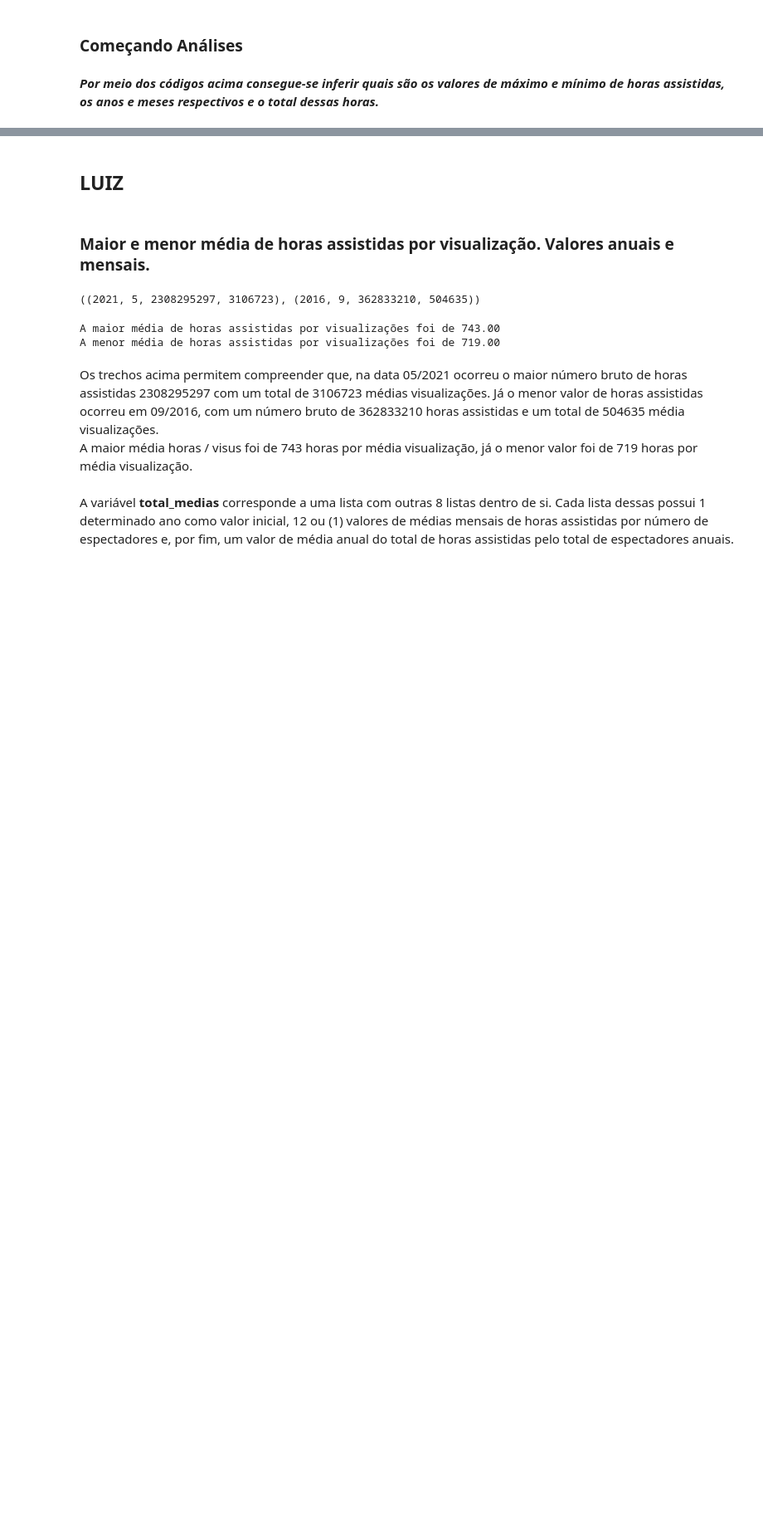
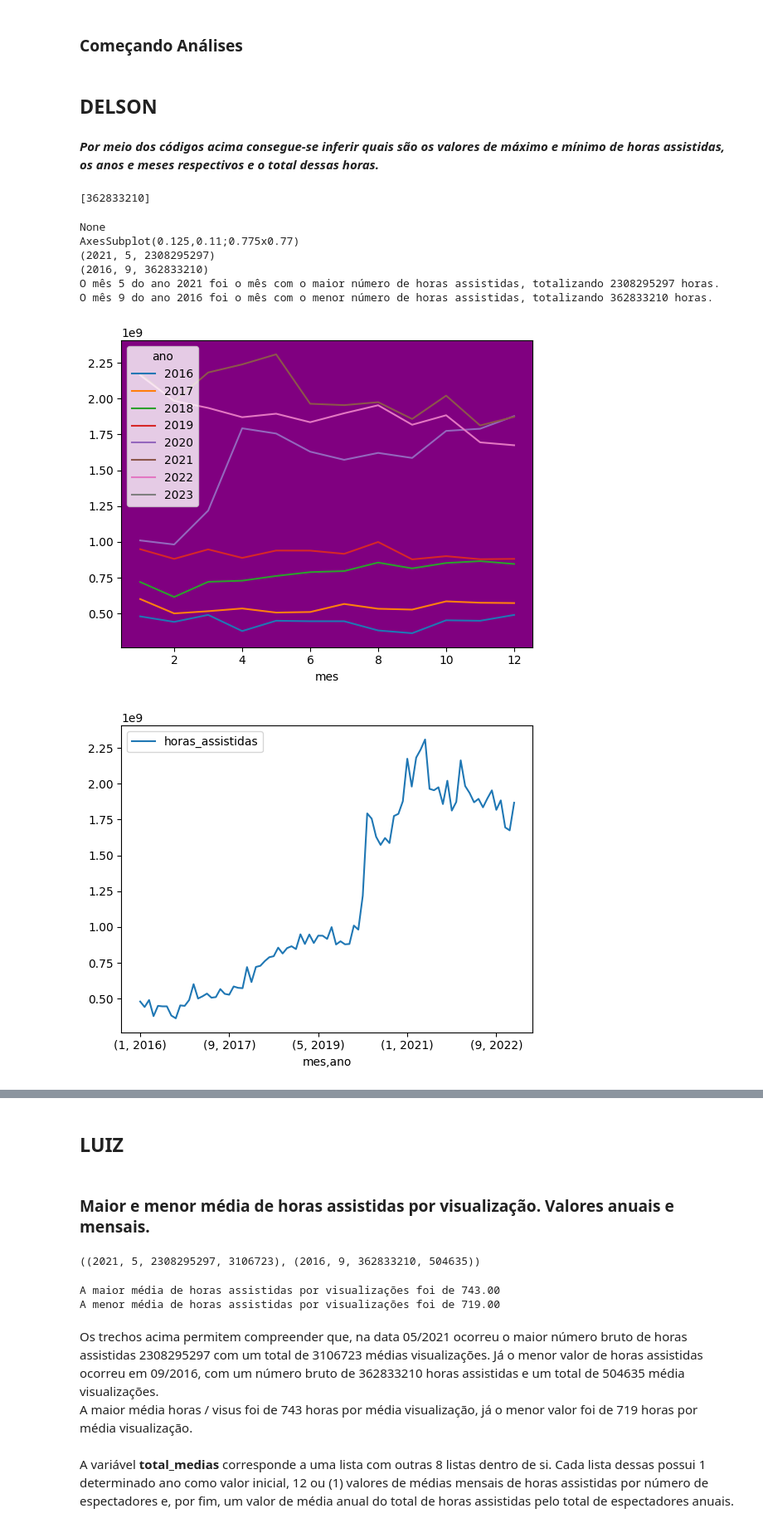
Before and after one commit to Luiz-gabrielsilva/EDA_ADA, a Jupyter notebook: Projeto_ADA.ipynb, the cells around one changed output, grey strips where cells are left out. Shown at 83% size. Saved outputs shown, nothing was run; the diff lists cells and outputs as text; code cells hidden in the pictures; blank space fills up the shorter version.

Commit message:
atualização delson

```diff
--- a/Projeto_ADA.ipynb
+++ b/Projeto_ADA.ipynb
@@ -237,4 +226,33 @@ print(lista_1)
 # %% [markdown]
 ### Começando Análises
+# %% [markdown]
+## DELSON
 # %% [markdown]
 <b><i>Por meio dos códigos acima consegue-se inferir quais são os valores de máximo e mínimo de horas assistidas, os anos e meses respectivos e o total dessas horas.
+# %%
+dados = data['horas_assistidas']
+
+lista = [dado for dado in dados if dado == max(dados)]
+lista_1 = [dado for dado in dados if dado == min(dados)]
+
+print(lista_1)
+# %% [output]
+[362833210]
+# %%
+max_horas = data.groupby(['ano','mes','horas_assistidas'])['horas_assistidas'].sum().idxmax()
+min_horas = data.groupby(['ano','mes','horas_assistidas'])['horas_assistidas'].sum().idxmin()
+print(data.pivot_table(values='horas_assistidas', index='mes',columns='ano').round(0).plot().patch.set_facecolor('purple'))
+print(data.pivot_table(values='horas_assistidas', index=['mes','ano']).sort_values(by= ['ano','mes'],ascending=True).plot())
+print(max_horas)
+print(min_horas)
+print(f"O mês {max_horas[1]} do ano {max_horas[0]} foi o mês com o maior número de horas assistidas, totalizando {max_horas[2]} horas.")
+print(f"O mês {min_horas[1]} do ano {min_horas[0]} foi o mês com o menor número de horas assistidas, totalizando {min_horas[2]} horas.")
+# %% [output]
+None
+AxesSubplot(0.125,0.11;0.775x0.77)
+(2021, 5, 2308295297)
+(2016, 9, 362833210)
+O mês 5 do ano 2021 foi o mês com o maior número de horas assistidas, totalizando 2308295297 horas.
+O mês 9 do ano 2016 foi o mês com o menor número de horas assistidas, totalizando 362833210 horas.
+[figure, added]
+[figure, added]
```
Also changed, not shown: parts of 7 cells of this notebook, 1 other file.
